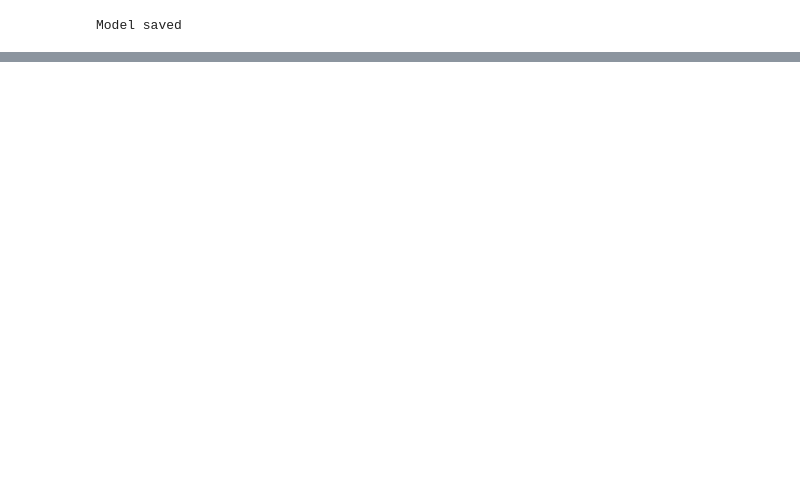
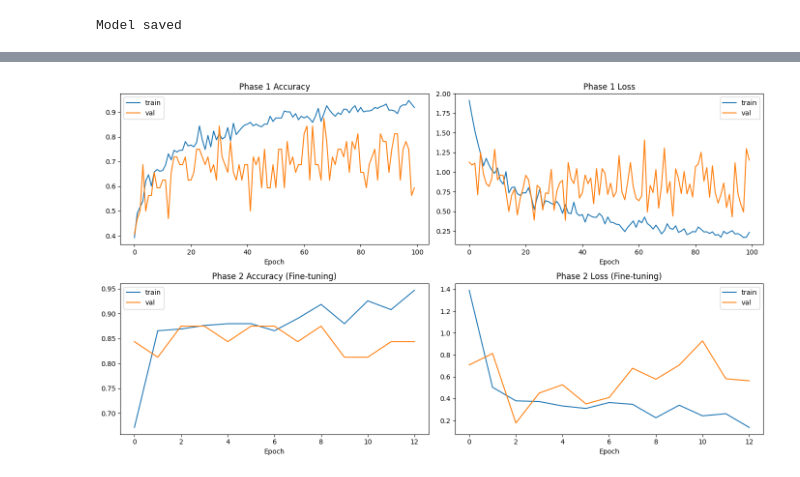
Before and after one commit to lag129/snac-deep-learning, a Jupyter notebook: main.ipynb, the cells around one changed output, grey strips where cells are left out. Saved outputs shown, nothing was run; the diff lists cells and outputs as text; code cells hidden in the pictures; blank space fills up the shorter version.

```diff
--- a/main.ipynb
+++ b/main.ipynb
@@ -215,0 +270,7 @@ def predict_image(image_path):
+# %%
+history_fine = model.fit(
+    train_ds,
+    validation_data=val_ds,
+    epochs=FINE_TUNE_EPOCHS,
+    callbacks=callbacks,
+)
@@ -215,0 +295,33 @@ def predict_image(image_path):
+# %%
+fig, axes = plt.subplots(2, 2, figsize=(14, 8))
+
+# Phase 1
+axes[0, 0].plot(history.history["accuracy"], label="train")
+axes[0, 0].plot(history.history["val_accuracy"], label="val")
+axes[0, 0].set_title("Phase 1 Accuracy")
+axes[0, 0].set_xlabel("Epoch")
+axes[0, 0].legend()
+
+axes[0, 1].plot(history.history["loss"], label="train")
+axes[0, 1].plot(history.history["val_loss"], label="val")
+axes[0, 1].set_title("Phase 1 Loss")
+axes[0, 1].set_xlabel("Epoch")
+axes[0, 1].legend()
+
+# Phase 2
+axes[1, 0].plot(history_fine.history["accuracy"], label="train")
+axes[1, 0].plot(history_fine.history["val_accuracy"], label="val")
+axes[1, 0].set_title("Phase 2 Accuracy (Fine-tuning)")
+axes[1, 0].set_xlabel("Epoch")
+axes[1, 0].legend()
+
+axes[1, 1].plot(history_fine.history["loss"], label="train")
+axes[1, 1].plot(history_fine.history["val_loss"], label="val")
+axes[1, 1].set_title("Phase 2 Loss (Fine-tuning)")
+axes[1, 1].set_xlabel("Epoch")
+axes[1, 1].legend()
+
+plt.tight_layout()
+plt.show()
+# %% [output]
+[figure, added]
```
Also changed, not shown: parts of 11 cells of this notebook.
